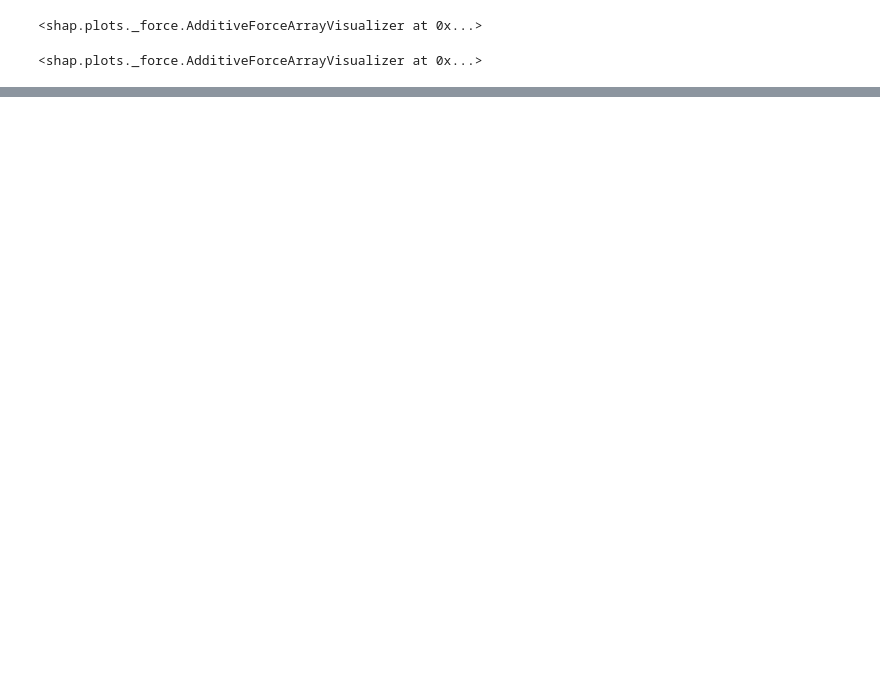
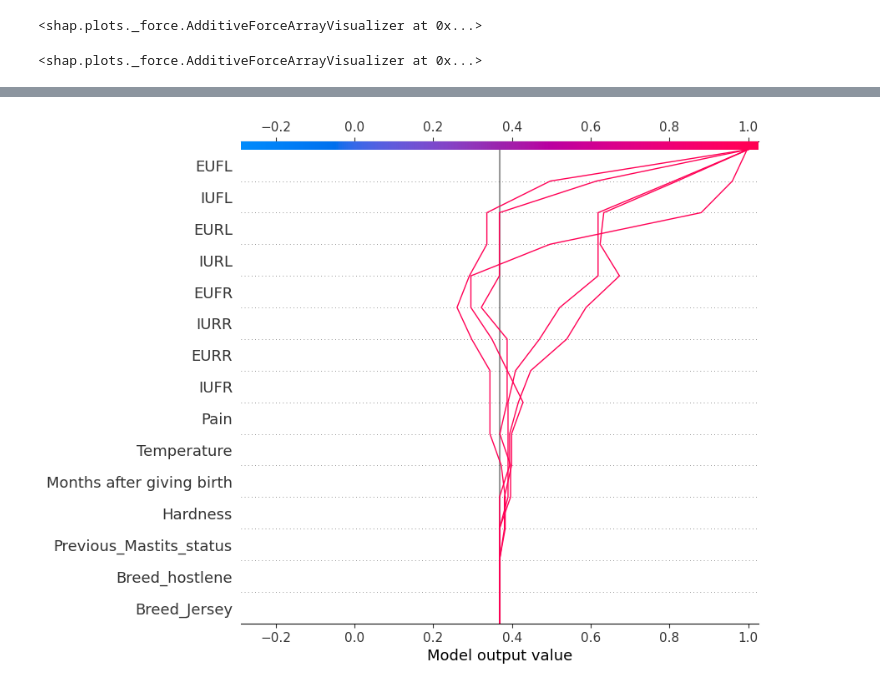
Before and after one commit to kshaheen25/thesis-xai-repo, a Jupyter notebook: lstm-2d-shap.ipynb, the cells around one changed output, grey strips where cells are left out. Saved outputs shown, nothing was run; the diff lists cells and outputs as text; code cells hidden in the pictures; blank space fills up the shorter version.

```diff
--- a/lstm-2d-shap.ipynb
+++ b/lstm-2d-shap.ipynb
@@ -669,0 +679,4 @@ shap.save_html('/kaggle/working/top_5_predictions_force_plot_1.html', shap_html)
+# %%
+shap.decision_plot(explainer.expected_value, shap_values_v1[0], feature_names=X_test.columns.tolist(),)
+# %% [output]
+[figure, added]
```
Also changed, not shown: parts of 23 cells of this notebook.
